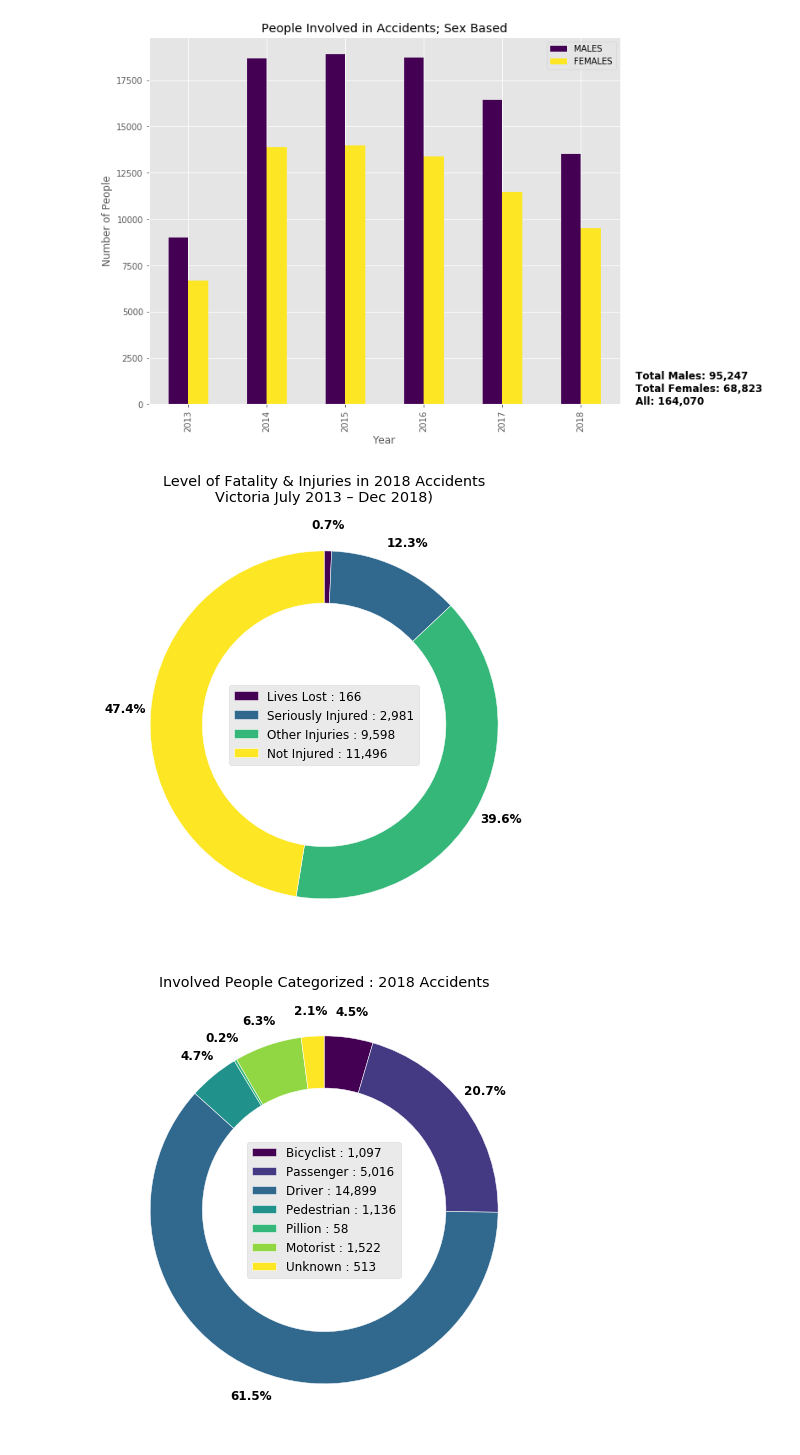
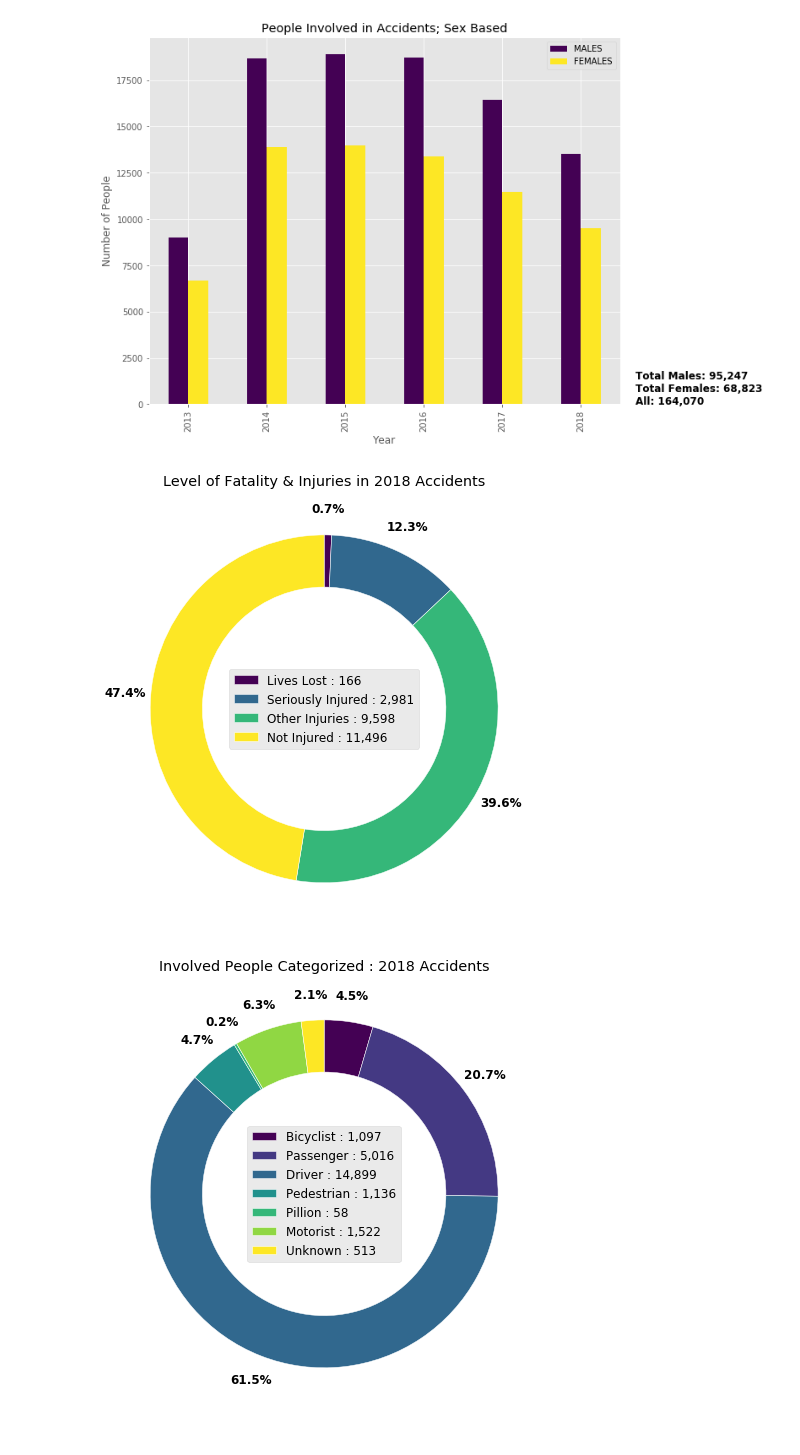
Before and after one commit to SAKiiMA/Vic_Road_Accidents, a Jupyter notebook: vic_road_accidents.ipynb, the cells around one changed output. Drawn from its saved outputs; the diff is of its cells as text; code cells hidden in the pictures.

Commit message:
typo in one infograph title removed

```diff
--- a/vic_road_accidents.ipynb
+++ b/vic_road_accidents.ipynb
@@ -133,35 +133,35 @@ plt.close()
 #year = int(input('Enter the year :'))
 year = 2018
 
 df_injury = df.groupby(df.index.year)['FATALITY', 'SERIOUSINJURY', 'OTHERINJURY',
                                       'NONINJURED'].sum().T
 
 legends = ['Lives Lost', 'Seriously Injured', 'Other Injuries', 'Not Injured']
 labels = []
 for i, value in enumerate(df_injury[year]):
     labels.append(legends[i] + ' : {:,}'.format(value))
 
 df_injury.plot(kind='pie',
                y=year,
                figsize=(8, 8),
                startangle=90,
                counterclock=False,
                labels=None,
                colormap='viridis',
                rotatelabels=True,
                wedgeprops=dict(width=0.3, edgecolor='w'),
                autopct='%1.1f%%',
                pctdistance=1.15,
                textprops=dict(color="k", size='12', weight='bold'))
 
-plt.title('Level of Fatality & Injuries in {} Accidents\nVictoria July 2013 – Dec 2018)'.format(year))
+plt.title('Level of Fatality & Injuries in {} Accidents'.format(year))
 plt.legend(labels, loc='center', fontsize='large')
 plt.ylabel("")
 #plt.annotate(year, xy=(-0.12,-0.4), xycoords='data', fontsize=14, fontweight='bold')
 plt.show()
 plt.close()
 # %% [output]
-[figure, old version]
+[figure, new version]
 # %%
 year = 2018
 
```
Also changed, not shown: parts of 1 cell of this notebook.
